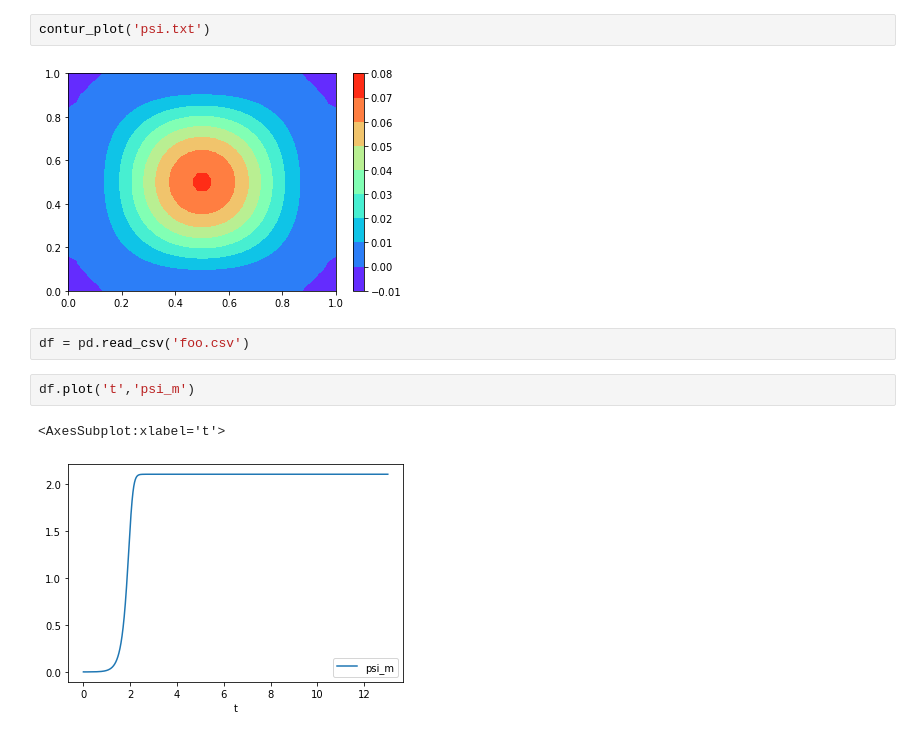
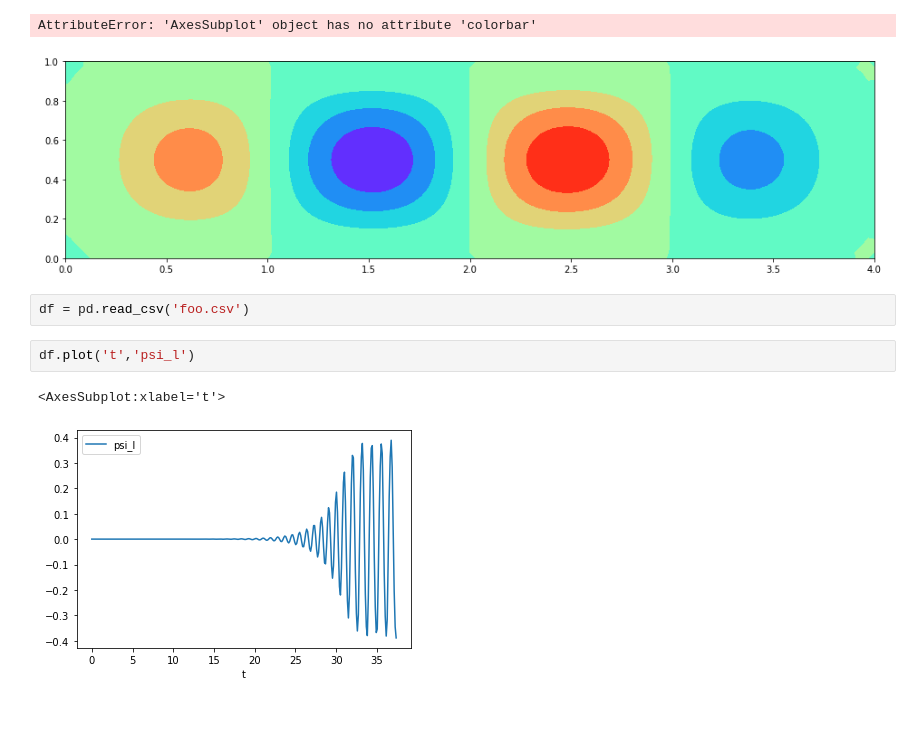
Before and after one commit to che4web/flow, a Jupyter notebook: Без названия.ipynb, the cells around one changed output. Drawn from its saved outputs; the diff is of its cells as text.

```diff
--- a/Без названия.ipynb
+++ b/Без названия.ipynb
@@ -27,14 +52,14 @@ contur_plot('c.txt')
 # %%
-contur_plot('psi.txt')
 # %% [output]
+AttributeError: 'AxesSubplot' object has no attribute 'colorbar'
-[figure, old version]
+[figure, new version]
 # %%
 df = pd.read_csv('foo.csv')
 # %%
-df.plot('t','psi_m')
+df.plot('t','psi_l')
 # %% [output]
 <AxesSubplot:xlabel='t'>
-[figure, old version]
+[figure, new version]
 # %%
 df
 # %% [output]
```
Also changed, not shown: parts of 7 cells of this notebook, 12 other files.
